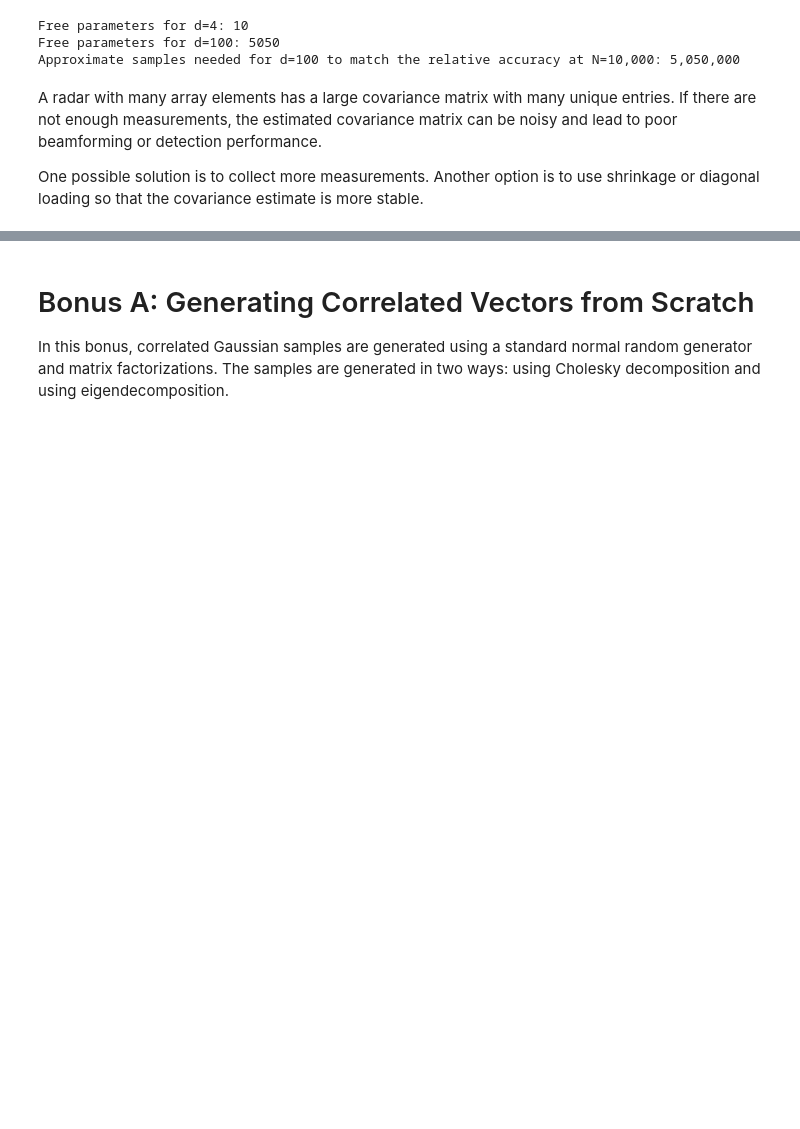
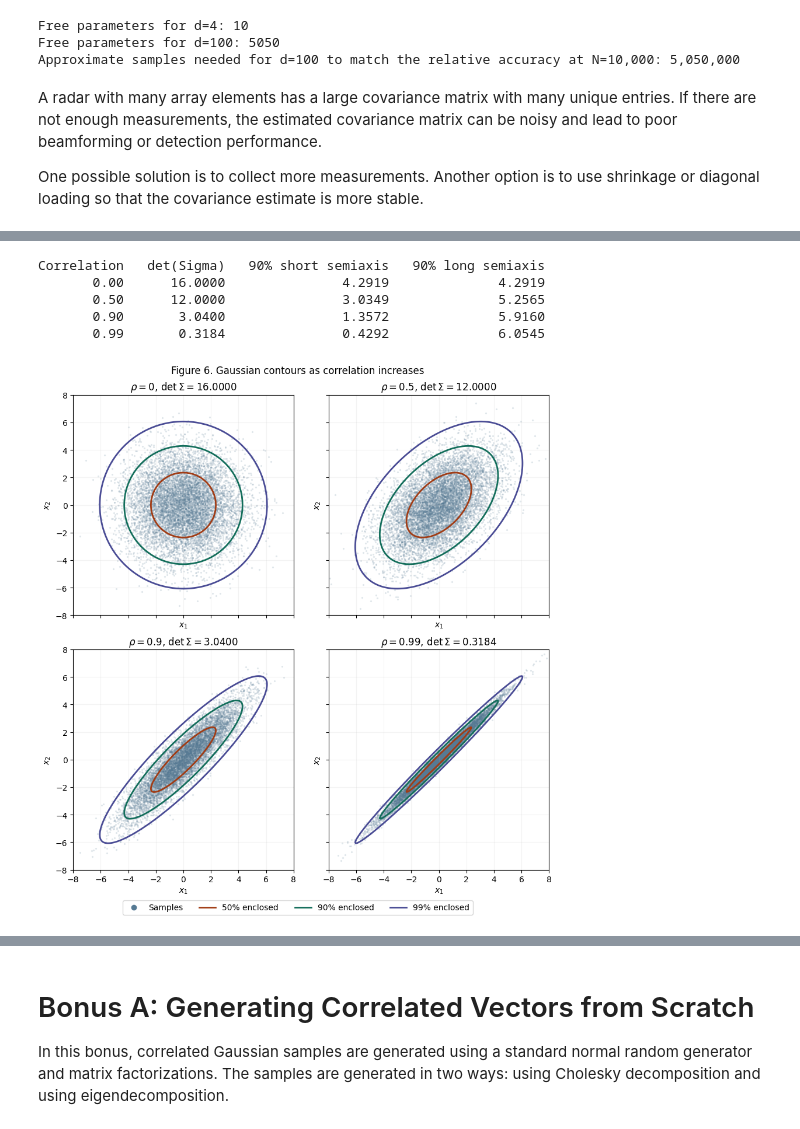
Before and after one commit to Trevaaaaar/ECE3715_MP3_GLi_TCheng_AOre, a Jupyter notebook: mp3.ipynb, the cells around one changed output, grey strips where cells are left out. Drawn from its saved outputs; the diff is of its cells as text; code cells hidden in the pictures; blank space fills up the shorter version.

```diff
--- a/mp3.ipynb
+++ b/mp3.ipynb
@@ -1202,0 +1510,26 @@ One possible solution is to collect more measurements. Another option is to use
+# %%
+correlations_step5 = [0.0, 0.5, 0.9, 0.99]
+fig, axes = plt.subplots(2, 2, figsize=(9, 9.5), sharex=True, sharey=True, layout="constrained")
+fig.suptitle("Figure 6. Gaussian contours as correlation increases")
+print("Correlation   det(Sigma)   90% short semiaxis   90% long semiaxis")
+for axis, rho in zip(axes.flat, correlations_step5):
+    covariance = 4 * np.array([[1, rho], [rho, 1]])
+    samples = (
+        samples_step5 if rho == 0.5
+        else rng_step5.multivariate_normal(mu_step5, covariance, size=n_step5)
+    )
+    draw_probability_contours(axis, samples, covariance)
+    semiaxes_90 = np.sqrt(radius_squared_step5[1] * np.linalg.eigvalsh(covariance))
+    determinant = np.linalg.det(covariance)
+    axis.set_title(rf"$\rho={rho:g}$, $\det\Sigma={determinant:.4f}$")
+    print(f"{rho:11.2f}   {determinant:10.4f}   {semiaxes_90[0]:18.4f}   {semiaxes_90[1]:17.4f}")
+
+fig.legend(handles=handles_step5, loc="outside lower center", ncol=4)
+plt.show()
+# %% [output]
+Correlation   det(Sigma)   90% short semiaxis   90% long semiaxis
+       0.00      16.0000               4.2919              4.2919
+       0.50      12.0000               3.0349              5.2565
+       0.90       3.0400               1.3572              5.9160
+       0.99       0.3184               0.4292              6.0545
+[figure, added]
```
Also changed, not shown: parts of 42 cells of this notebook, 4 other files.
